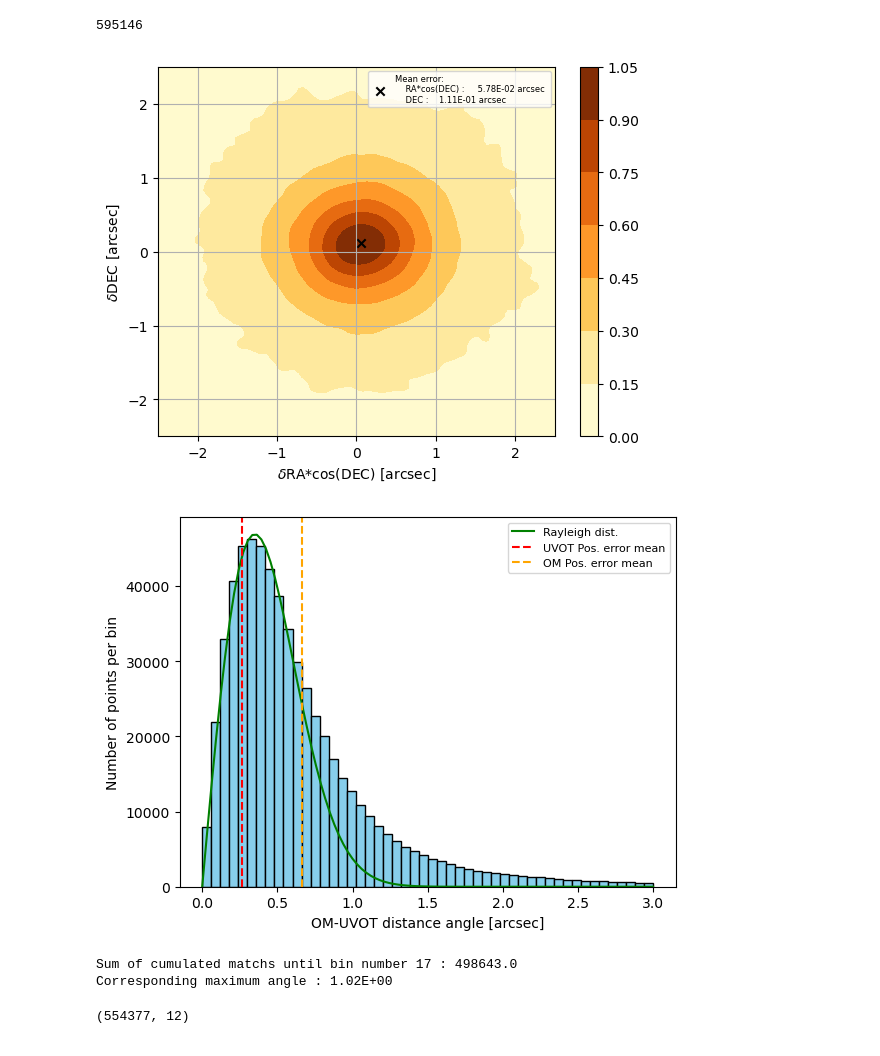
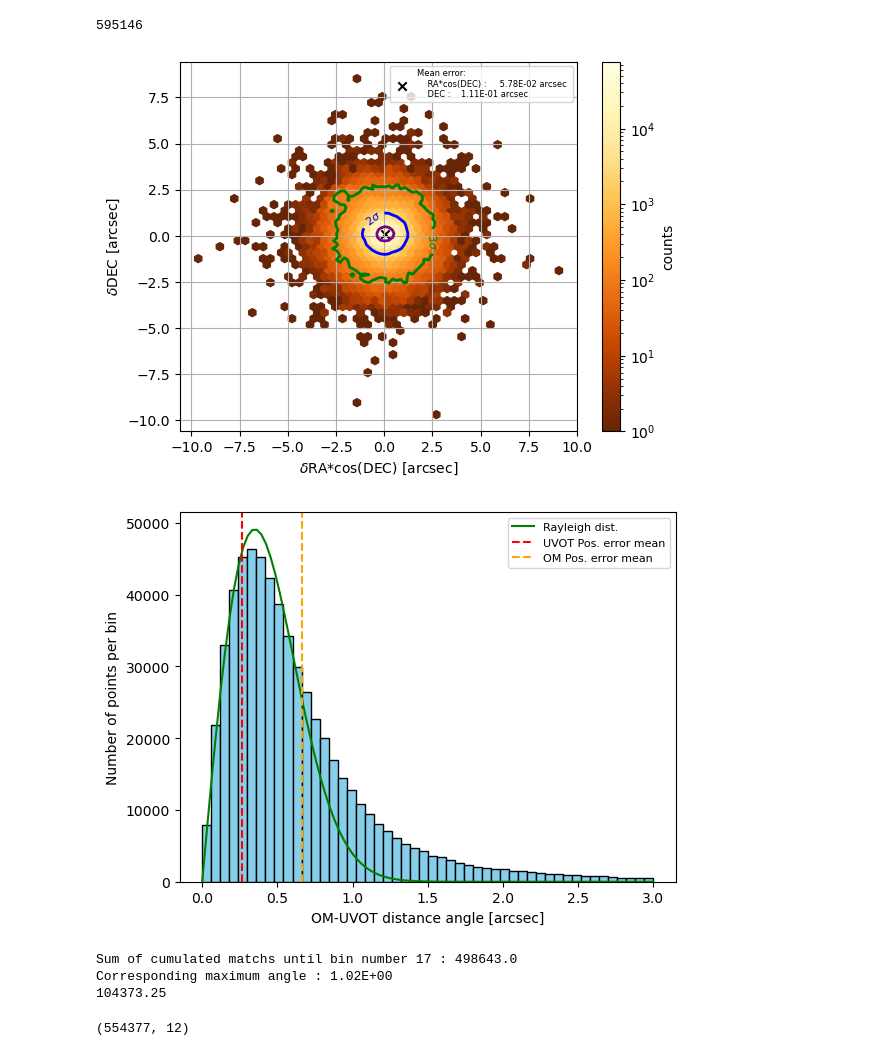
Before and after one commit to JulienValteau/TFM_TDE_Detection, a Jupyter notebook: UV_database_creation_pipeline/3- generate_aggregate_source_DB.ipynb, the cells around one changed output. Drawn from its saved outputs; the diff is of its cells as text; code cells hidden in the pictures.

```diff
--- a/UV_database_creation_pipeline/3- generate_aggregate_source_DB.ipynb
+++ b/UV_database_creation_pipeline/3- generate_aggregate_source_DB.ipynb
@@ -35,32 +35,51 @@ df.shape[0]
 # %%
 from scipy.stats import gaussian_kde
 fig, ax =plt.subplots()
 delta_ra_mean = np.mean(3600*(df['RA_OM']-df['RA_UVOT'])*np.cos(np.deg2rad(df['DEC_OM'])))
 delta_dec_mean = np.mean(3600*(df['DEC_OM']-df['DEC_UVOT']))
 #ax.scatter((df['RA_1']-df['RA_2'])*np.cos(np.deg2rad(df['DEC_1']))*3600,(df['DEC_1']-df['DEC_2'])*3600,color='C0',marker='x')
-data = np.vstack([(df['RA_OM']-df['RA_UVOT'])*np.cos(np.deg2rad(df['DEC_OM']))*3600,(df['DEC_OM']-df['DEC_UVOT'])*3600])
+#data = np.vstack([(df['RA_OM']-df['RA_UVOT'])*np.cos(np.deg2rad(df['DEC_OM']))*3600,(df['DEC_OM']-df['DEC_UVOT'])*3600])
+#kde = gaussian_kde(data)
+#grid_x, grid_y = np.mgrid[-2.5:2.5:100j, -2.5:2.5:100j]
+#grid_coords = np.vstack([grid_x.ravel(), grid_y.ravel()])
+#z = kde(grid_coords).reshape(100, 100)**(1/3)
+#contour1 = ax.contourf(grid_x, grid_y, z, cmap='YlOrBr')
+#cbar = plt.colorbar(contour1, ax=ax)
+x=(df['RA_OM']-df['RA_UVOT'])*np.cos(np.deg2rad(df['DEC_OM']))*3600
+y=(df['DEC_OM']-df['DEC_UVOT'])*3600
+hb =ax.hexbin(x,y,gridsize=50, bins='log', cmap='YlOrBr_r')
+cb = fig.colorbar(hb, ax=ax, label='counts')
+
+xmin, xmax= ax.get_xlim()
+ymin, ymax= ax.get_ylim()
+random_row_index = np.random.default_rng().choice(df.index.values,100000)
+data = np.vstack([(df.loc[random_row_index,'RA_OM'] - df.loc[random_row_index,'RA_UVOT']) * \
+                 np.cos(np.deg2rad(df.loc[random_row_index,'DEC_OM']))*3600,\
+                  (df.loc[random_row_index,'DEC_OM'] - df.loc[random_row_index,'DEC_UVOT'])*3600])
 kde = gaussian_kde(data)
-grid_x, grid_y = np.mgrid[-2.5:2.5:100j, -2.5:2.5:100j]
+grid_x, grid_y = np.mgrid[xmin:xmax:100j, ymin:ymax:100j]
 grid_coords = np.vstack([grid_x.ravel(), grid_y.ravel()])
-z = kde(grid_coords).reshape(100, 100)**(1/3)
-contour1 = ax.contourf(grid_x, grid_y, z, cmap='YlOrBr')
-cbar = plt.colorbar(contour1, ax=ax)
+z = kde(grid_coords).reshape(100, 100)
+thresholds=np.percentile(kde.evaluate(kde.resample(40000)),[100-98.89, 100-86.47, 100-39.35])
+contour = ax.contour(grid_x,grid_y,z,levels=thresholds,colors=['green','blue','purple'],linewidths=2)
+ax.clabel(contour, inline=True, fontsize=8, fmt={t: f"{p}$\sigma$" for t,p in zip(thresholds,[3,2,1])})
+
 ax.scatter(delta_ra_mean,delta_dec_mean,color='black',marker='x',
            label="Mean error: \n    RA*cos(DEC) :     " +"{:.2E}".format(delta_ra_mean)+ " arcsec \n    DEC :    " + "{:.2E}".format(delta_dec_mean) + " arcsec")
 ax.set_xlabel("$\delta$"+"RA*cos(DEC) [arcsec]")
 ax.set_ylabel("$\delta$" +"DEC [arcsec]")
 plt.legend(loc='upper right',prop={'size': 6})
 plt.grid()
 fig.savefig(roots_tfm + '/Swift-UVOT/Match_OM/deviation_UVOT_OM.png',dpi=1200)
 # %% [output]
-[figure, old version]
+[figure, new version]
 # %%
 from scipy.stats import rayleigh
 # Plot figure
 fig, ax =plt.subplots()
 (n,bins,patches) = ax.hist(df[df['angDist']<3]['angDist'], bins=50, color='skyblue',edgecolor='black')
 x = np.linspace(0,3,100)
-ax.plot(x,df.shape[0]*rayleigh.pdf(x,0,0.35)/22,color='green', linestyle='solid',label="Rayleigh dist.")
+ax.plot(x,df.shape[0]*rayleigh.pdf(x,0,0.35)/21,color='green', linestyle='solid',label="Rayleigh dist.")
 #ax.hist(df1['Separation'], bins=50, color='skyblue',edgecolor='black')
 #ax.hist(df[df['Separation']<1]['Separation'], bins=50, color='magenta',edgecolor='black')
 ax.axvline(np.mean(df['POSERR_UVOT']), linestyle='dashed', color='r',label='UVOT Pos. error mean')
@@ -70,7 +89,7 @@ ax.set_ylabel("Number of points per bin")
 ax.legend(prop={'size': 8})
 fig.savefig(roots_tfm + '/Swift-UVOT/Match_OM/match_UVOT_OM.png',dpi=1200)
 # %% [output]
-[figure, old version]
+[figure, new version]
 # %%
 filepath_count = roots_tfm + '/Swift-UVOT/Match_OM/count_random_match.txt'
 df_count = pd.read_csv(filepath_count,sep=' ',skiprows=[0],header=None,usecols=[5])
@@ -81,9 +100,11 @@ while sum<(df.shape[0] - df_count[5].mean()):
     i=i+1
 print("Sum of cumulated matchs until bin number " + str(i) + " : " + str(sum))
 print("Corresponding maximum angle : {:.2E}".format(bins[i]))
+print(df_count[5].mean())
 # %% [output]
 Sum of cumulated matchs until bin number 17 : 498643.0
 Corresponding maximum angle : 1.02E+00
+104373.25
 # %%
 df_match = df[df['angDist']<1.5]
 df_match.shape
```
Also changed, not shown: 7 other files.
